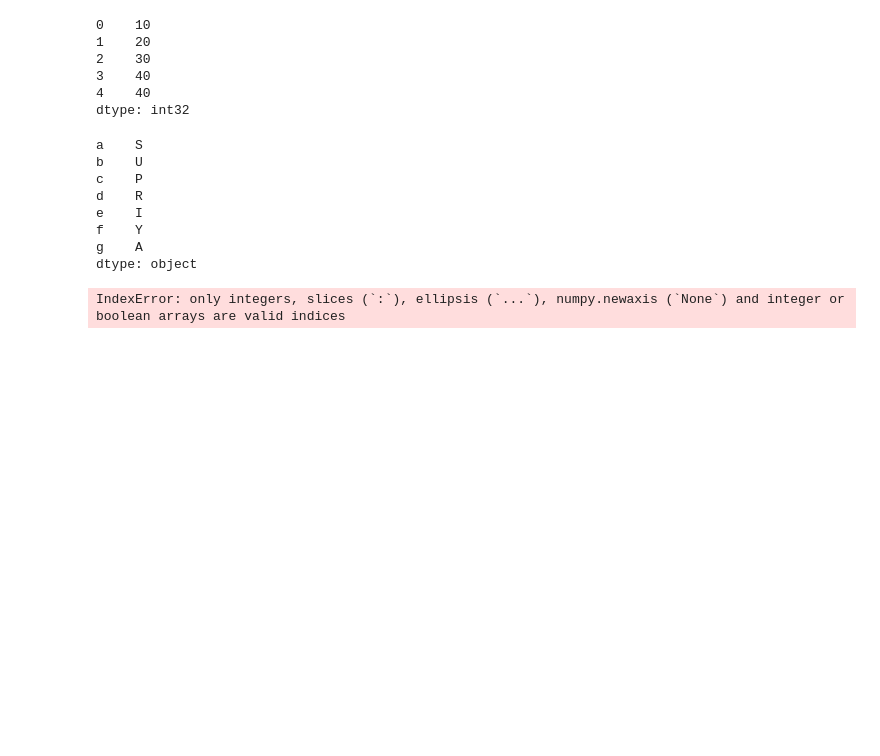
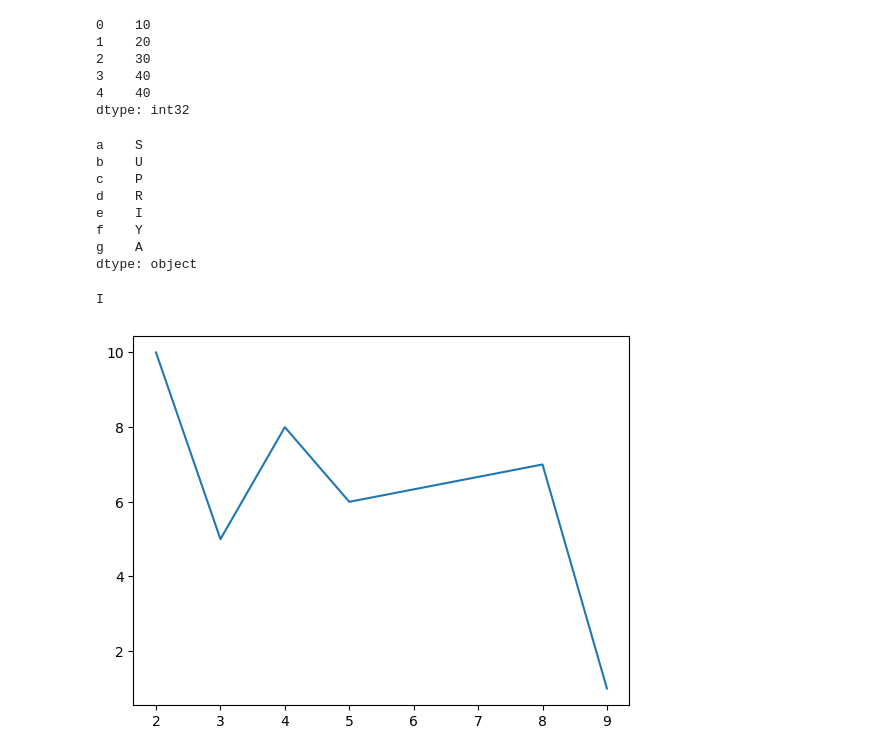
Before and after one commit to SupriyaMKshirasagar/python_programs, a Jupyter notebook: programs/programs2/1st.ipynb, the cells around one changed output. Saved outputs shown, nothing was run; the diff lists cells and outputs as text; code cells hidden in the pictures; blank space fills up the shorter version.

```diff
--- a/programs/programs2/1st.ipynb
+++ b/programs/programs2/1st.ipynb
@@ -402,9 +402,21 @@ f    Y
 g    A
 dtype: object
 # %%
+import numpy as np
 import pandas as pd
 x=np.array(['S','U','P','R','I','Y','A'])
 s=pd.Series(x,index=['a','b','c','d','e','f','g'])
-print(x['e'])
+print(s['e'])
 # %% [output]
-IndexError: only integers, slices (`:`), ellipsis (`...`), numpy.newaxis (`None`) and integer or boolean arrays are valid indices
+I
+# %%
+from matplotlib import pyplot as plt
+
+x=[2,3,4,5,8,9]
+y=[10,5,8,6,7,1]
+
+
+plt.plot(x,y)
+plt.show()
+# %% [output]
+[figure, added]
```
Also changed, not shown: parts of 6 cells of this notebook, 3 other files.
